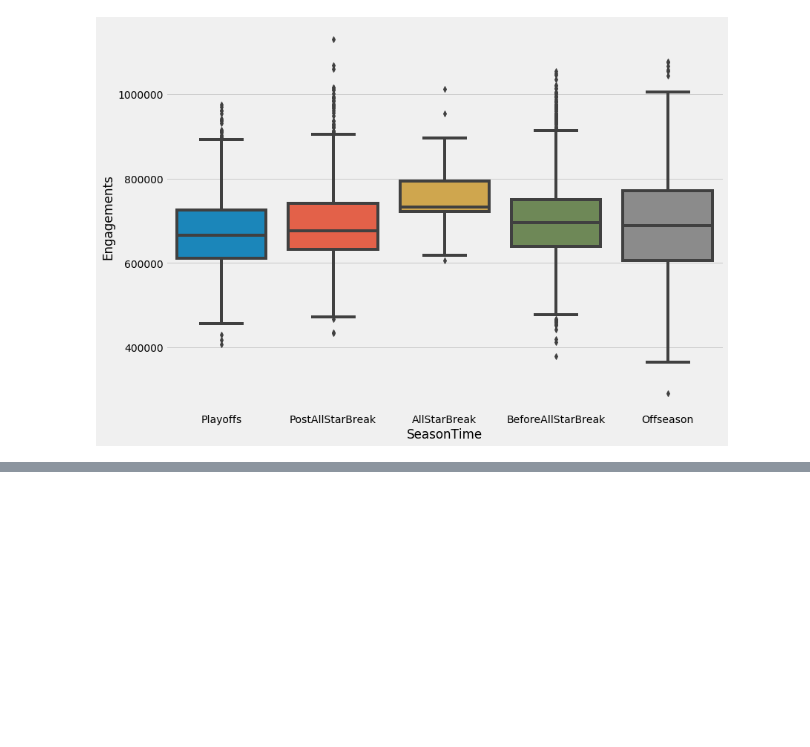
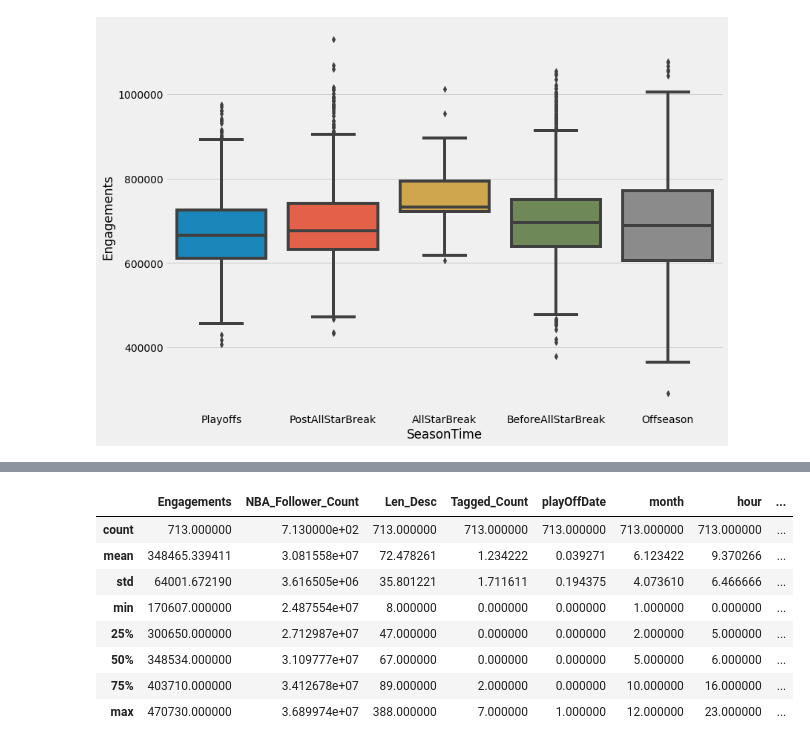
Before and after one commit to frankhu19/NBA2019, a Jupyter notebook: EDA_hunt_for_better_mape_Round2.ipynb, the cells around one changed output, grey strips where cells are left out. Saved outputs shown, nothing was run; the diff lists cells and outputs as text; code cells hidden in the pictures; blank space fills up the shorter version.

```diff
--- a/EDA_hunt_for_better_mape_Round2.ipynb
+++ b/EDA_hunt_for_better_mape_Round2.ipynb
@@ -129,0 +148,12 @@ sns.boxplot(x = 'SeasonTime', y = 'Engagements', data = data[data['Type'] != 'Vi
+# %%
+data[data['Type'] == 'Album'].describe()
+# %% [output]
+|  | Engagements | NBA_Follower_Count | Len_Desc | Tagged_Count | playOffDate | month | hour | ... |
+| count | 713.000000 | 7.130000e+02 | 713.000000 | 713.000000 | 713.000000 | 713.000000 | 713.000000 | ... |
+| mean | 348465.339411 | 3.081558e+07 | 72.478261 | 1.234222 | 0.039271 | 6.123422 | 9.370266 | ... |
+| std | 64001.672190 | 3.616505e+06 | 35.801221 | 1.711611 | 0.194375 | 4.073610 | 6.466666 | ... |
+| min | 170607.000000 | 2.487554e+07 | 8.000000 | 0.000000 | 0.000000 | 1.000000 | 0.000000 | ... |
+| 25% | 300650.000000 | 2.712987e+07 | 47.000000 | 0.000000 | 0.000000 | 2.000000 | 5.000000 | ... |
+| 50% | 348534.000000 | 3.109777e+07 | 67.000000 | 0.000000 | 0.000000 | 5.000000 | 6.000000 | ... |
+| 75% | 403710.000000 | 3.412678e+07 | 89.000000 | 2.000000 | 0.000000 | 10.000000 | 16.000000 | ... |
+| max | 470730.000000 | 3.689974e+07 | 388.000000 | 7.000000 | 1.000000 | 12.000000 | 23.000000 | ... |
```
Also changed, not shown: parts of 5 cells of this notebook, 3 other files.
